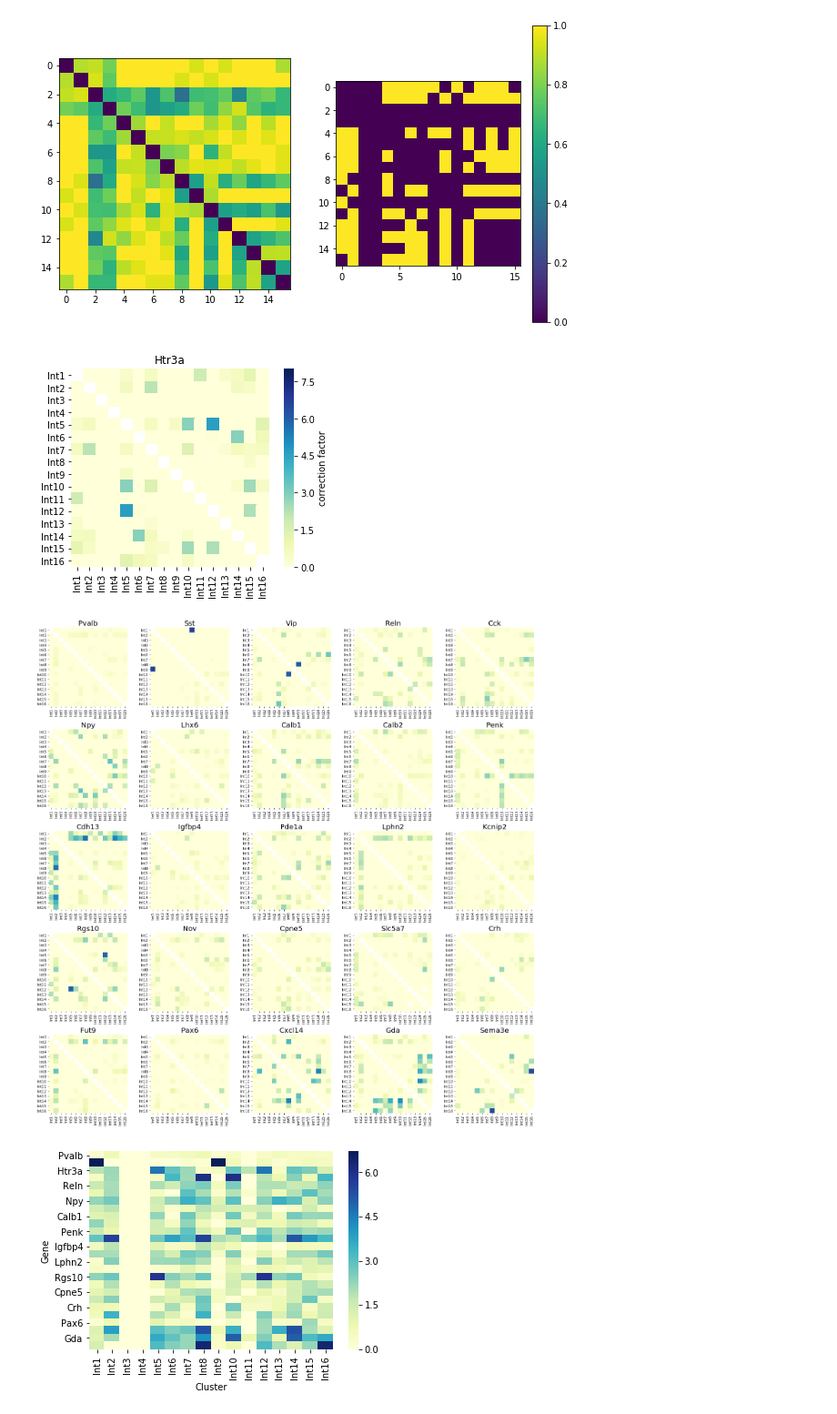
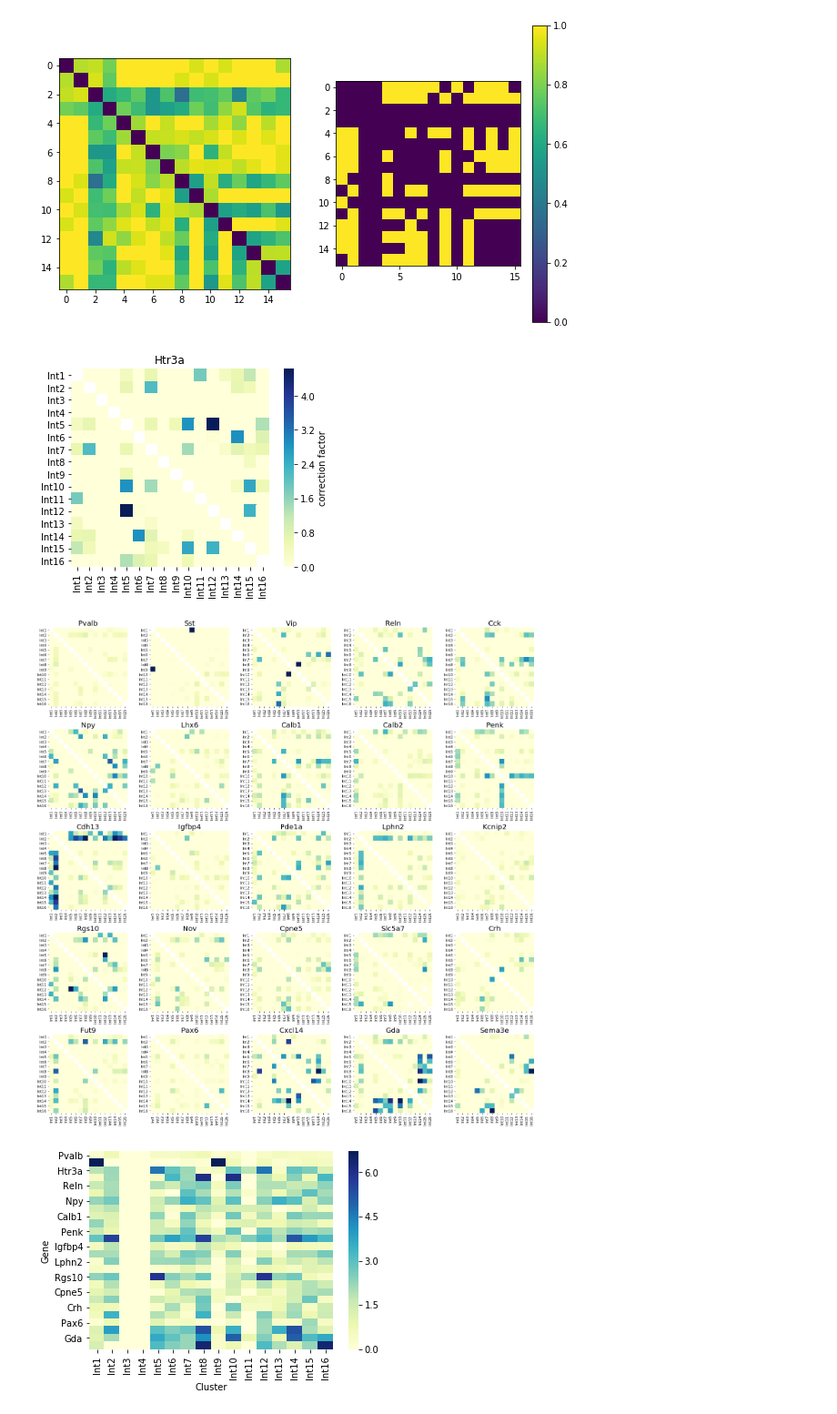
Before and after one commit to jessemzhang/tn_test, a Jupyter notebook: experiments/experiments_zeisel.ipynb, the cells around one changed output. Shown at 91% size. Drawn from its saved outputs; the diff is of its cells as text; code cells hidden in the pictures.

```diff
--- a/experiments/experiments_zeisel.ipynb
+++ b/experiments/experiments_zeisel.ipynb
@@ -211,33 +210,33 @@ print(num_above_thresh/comb(len(types_of_interest), 2))
 # %%
 chosen_gene = 'Htr3a'
 data = pd.DataFrame.from_dict(dicts[chosen_gene])
 sb.heatmap(data.pivot("Cluster 1", "Cluster 2", "ratio")[types_of_interest].T[types_of_interest],
-           square=True, vmin=0, vmax=8, cmap="YlGnBu", cbar_kws={'label': 'correction factor'})
+           square=True,cmap="YlGnBu", cbar_kws={'label': 'correction factor'})
 plt.xlabel('')
 plt.ylabel('')
 plt.title(chosen_gene)
 plt.savefig('figures/Zeisel_%s.pdf'%(chosen_gene), format='pdf', dpi=500, bbox_inches='tight')
 plt.show()
-vmax = 8 #np.max(data)['ratio']
+vmax = np.max(data)['ratio']
 
 plt.figure(figsize=(20, 20))
 plot_count = 0
 for i, gene in enumerate(genes_of_interest):
     if gene != chosen_gene:
         plt.subplot(5, 5, plot_count+1)
         data = pd.DataFrame.from_dict(dicts[gene])
         sb.heatmap(data.pivot("Cluster 1", "Cluster 2", "ratio")[types_of_interest].T[types_of_interest],
                    square=True, vmin=0, vmax=vmax, cbar=False, cmap="YlGnBu")
         plt.xlabel('')
         plt.ylabel('')
         plt.title(gene, fontsize=20)
         plot_count += 1
 plt.tight_layout()
 plt.savefig('figures/Zeisel_colormaps.pdf', format='pdf', dpi=500, bbox_inches='tight')
 plt.show()
 # %% [output]
-[figure, old version]
+[figure, new version]
-[figure, old version]
+[figure, new version]
 # %%
 # Collapse heatmap a bit
 collapsed = {'Cluster':[], 'Gene':[], 'Max CF':[]}
```
Also changed, not shown: parts of 2 cells of this notebook, 1 other file.
